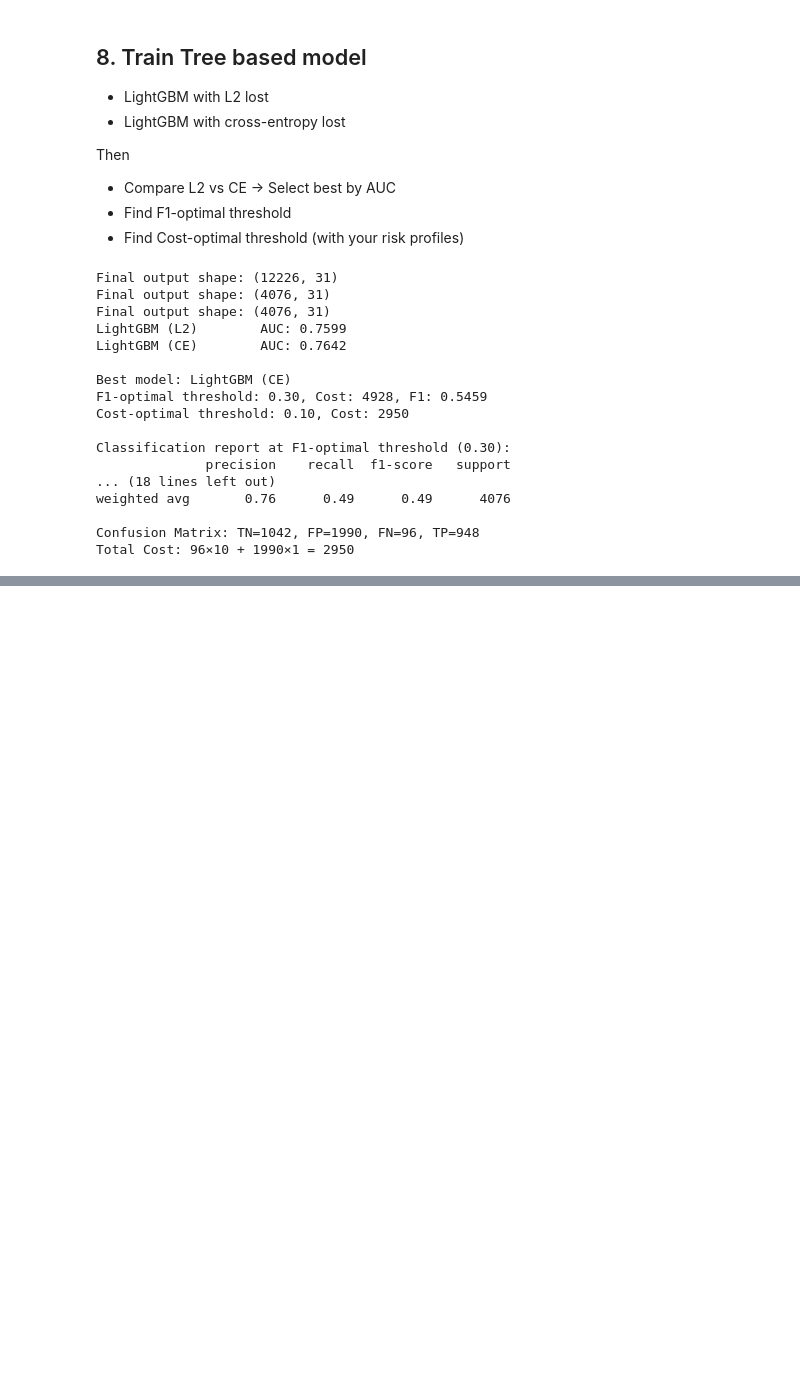
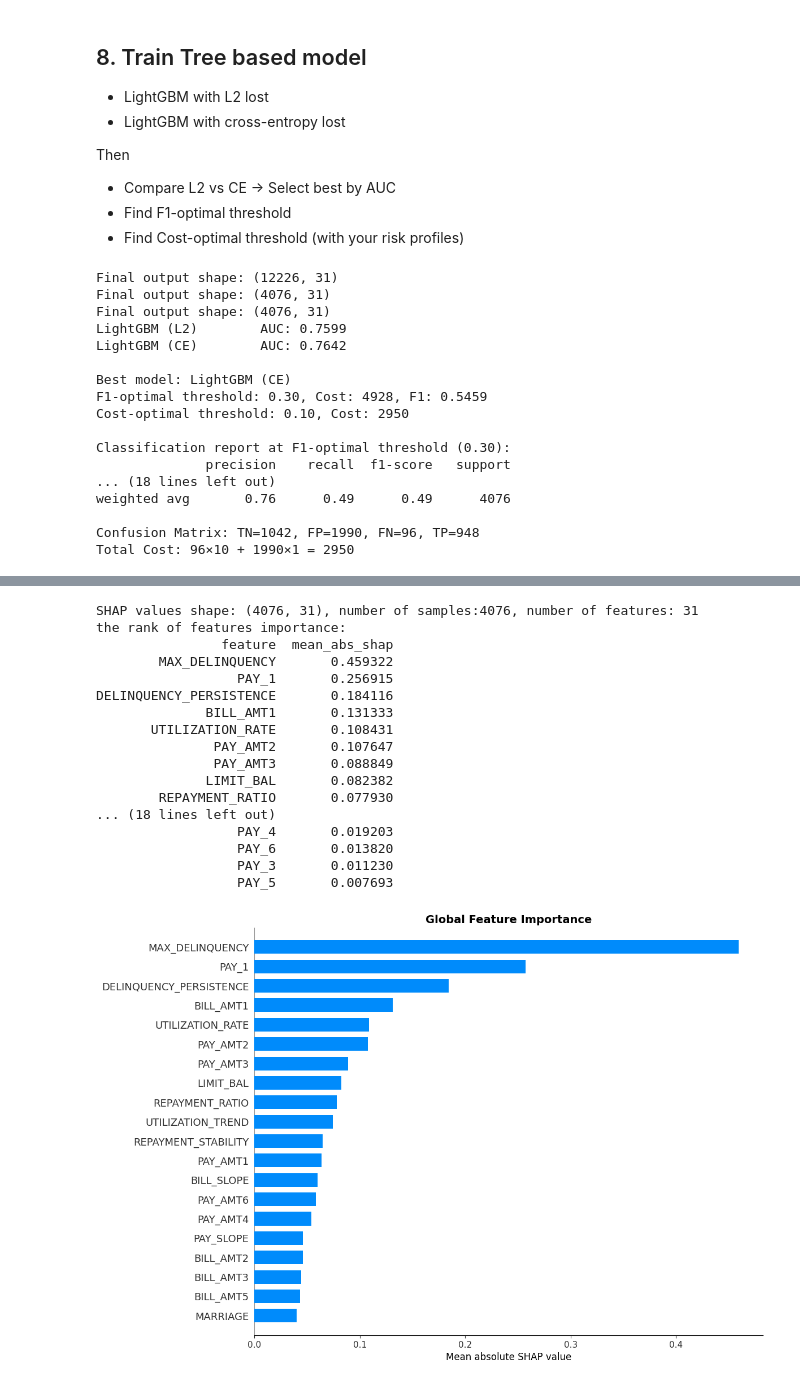
Before and after one commit to ying-jeanne/Business_Analytics, a Jupyter notebook: II/credit_default.ipynb, the cells around one changed output, grey strips where cells are left out. Drawn from its saved outputs; the diff is of its cells as text; code cells hidden in the pictures; blank space fills up the shorter version.

Commit message:
push final model

```diff
--- a/II/credit_default.ipynb
+++ b/II/credit_default.ipynb
@@ -712,0 +716,80 @@ Total Cost: 96×10 + 1990×1 = 2950
+# %%
+# Tree SHAP on LightGBM (best blackbox model)
+explainer = shap.TreeExplainer(lgb_ce)  # Use your best LightGBM model
+shap_values = explainer.shap_values(X_val_tree_features)
+
+# 1. Print SHAP values shape and sample
+print(f"SHAP values shape: {shap_values.shape}, number of samples:{shap_values.shape[0]}, number of features: {shap_values.shape[1]}")
+
+# 2. Convert to dataframe for better readability
+shap_df = pd.DataFrame(shap_values, columns=X_val_tree_features.columns)
+
+# Global interpretability
+feature_importance = pd.DataFrame({
+    'feature': X_val_tree_features.columns,
+    'mean_abs_shap': np.abs(shap_values).mean(axis=0)
+}).sort_values('mean_abs_shap', ascending=False)
+
+print(f"the rank of features importance: \n{feature_importance.to_string(index=False)}")
+
+# Plot global feature importance
+shap.summary_plot(shap_values, X_val_tree_features, plot_type="bar",
+    max_display=20, plot_size=(12, 8), show=False
+)
+plt.title('Global Feature Importance', fontsize=14, fontweight='bold')
+plt.xlabel('Mean absolute SHAP value', fontsize=12)
+plt.show()
+
+# Plot SHAP summary plot (beeswarm)
+shap.summary_plot(shap_values, X_val_tree_features, max_display=20, plot_size=(12, 8), show=False)
+plt.title('Feature Value Impact on Default Prediction', fontsize=14, fontweight='bold')
+plt.xlabel('SHAP value (impact on model prediction)', fontsize=12)
+plt.show()
+
+# Find 4 interesting cases
+high_risk_idx = np.where((y_val == 1) & (best_lgb_proba > 0.7))[0][0]
+low_risk_idx = np.where((y_val == 0) & (best_lgb_proba < 0.3))[0][0]
+fp_idx = np.where((y_val == 0) & (best_lgb_proba > 0.7))[0][0]
+fn_idx = np.where((y_val == 1) & (best_lgb_proba < 0.3))[0][0]
+
+cases = [
+    (high_risk_idx, "True Positive - Correctly Predicted Default"),
+    (low_risk_idx, "True Negative - Correctly Predicted Non-Default"),
+    (fp_idx, "False Positive - Wrongly Predicted Default"),
+    (fn_idx, "False Negative - Missed Default")
+]
+
+# Plot each case separately with good spacing
+for idx, case_name in cases:
+    plt.figure(figsize=(5, 5))
+    print(f"\n{case_name}: True={y_val.iloc[idx]}, Predicted={best_lgb_proba[idx]:.1%}")
+    shap.waterfall_plot(
+        shap.Explanation(
+            values=shap_values[idx],
+            base_values=explainer.expected_value,
+            data=X_val_tree_features.iloc[idx],
+            feature_names=X_val_tree_features.columns.tolist()
+        ),
+        max_display=10
+    )
+    plt.tight_layout()
+    plt.show()
+# %% [output]
+SHAP values shape: (4076, 31), number of samples:4076, number of features: 31
+the rank of features importance:
+                feature  mean_abs_shap
+        MAX_DELINQUENCY       0.459322
+                  PAY_1       0.256915
+DELINQUENCY_PERSISTENCE       0.184116
+              BILL_AMT1       0.131333
+       UTILIZATION_RATE       0.108431
+               PAY_AMT2       0.107647
+               PAY_AMT3       0.088849
+              LIMIT_BAL       0.082382
+        REPAYMENT_RATIO       0.077930
+... (18 lines left out)
+                  PAY_4       0.019203
+                  PAY_6       0.013820
+                  PAY_3       0.011230
+                  PAY_5       0.007693
+[figure, added]
```
Also changed, not shown: parts of 4 cells of this notebook.
